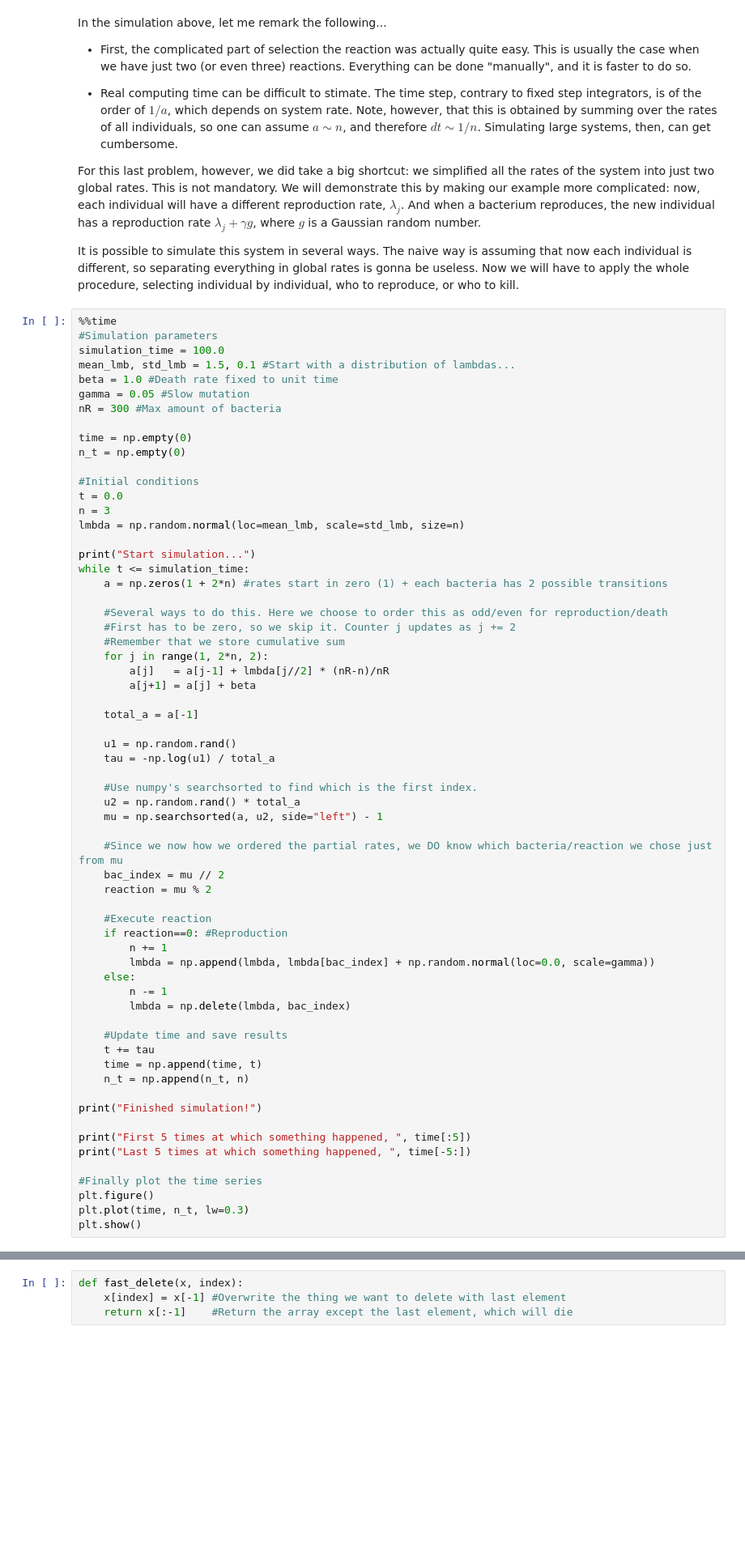
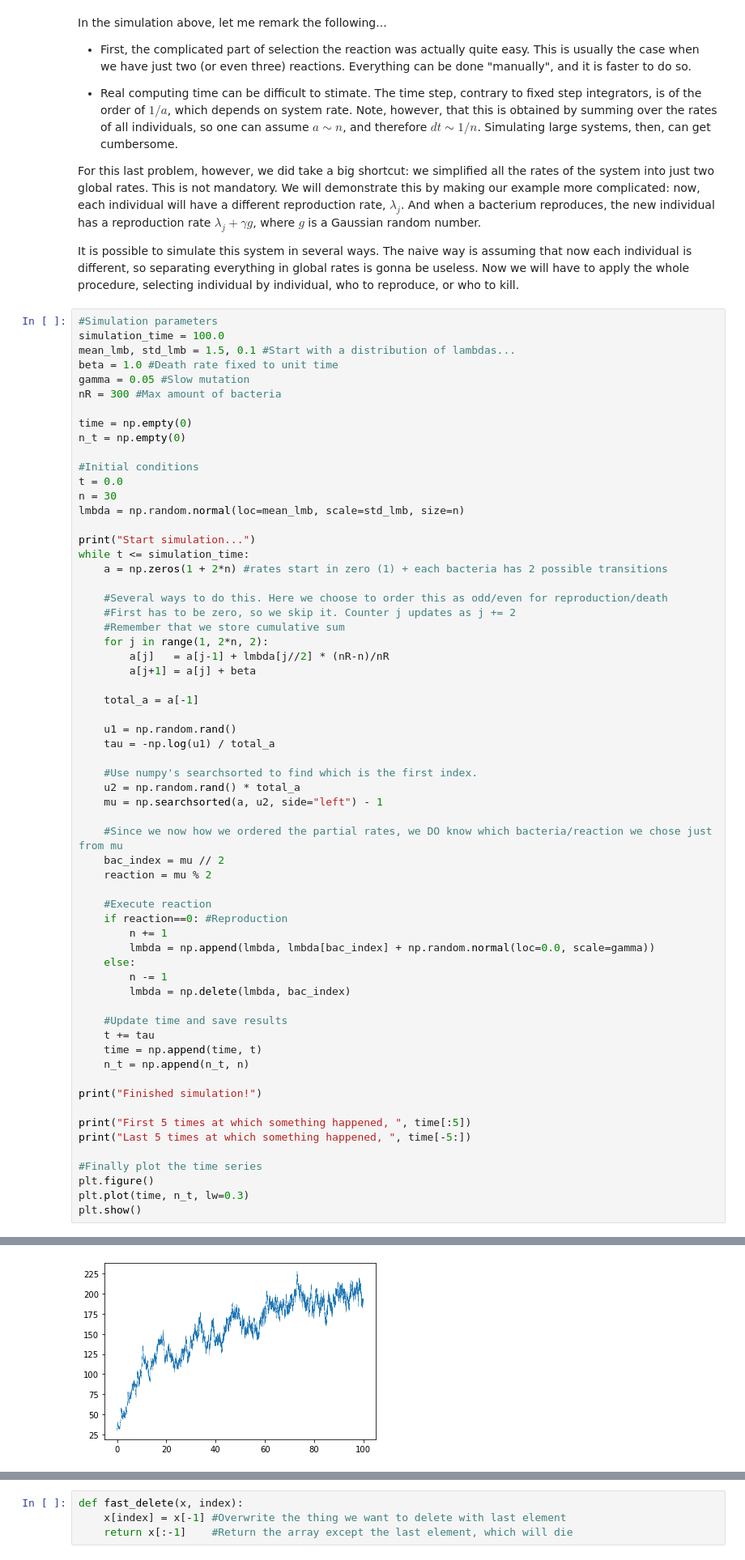
Before and after one commit to VictorSeven/tutorial-numerical-stochastic, a Jupyter notebook: tutorial-code.ipynb, the cells around one changed output, grey strips where cells are left out. Shown at 81% size. Drawn from its saved outputs; the diff is of its cells as text; blank space fills up the shorter version.

```diff
--- a/tutorial-code.ipynb
+++ b/tutorial-code.ipynb
@@ -299,7 +299,6 @@ For this last problem, however, we did take a big shortcut: we simplified all th
 
 It is possible to simulate this system in several ways. The naive way is assuming that now each individual is different, so separating everything in global rates is gonna be useless. Now we will have to apply the whole procedure, selecting individual by individual, who to reproduce, or who to kill.
 # %%
-%%time
 #Simulation parameters
 simulation_time = 100.0
 mean_lmb, std_lmb = 1.5, 0.1 #Start with a distribution of lambdas...
@@ -312,7 +311,7 @@ n_t = np.empty(0)
 
 #Initial conditions
 t = 0.0
-n = 3
+n = 30
 lmbda = np.random.normal(loc=mean_lmb, scale=std_lmb, size=n)
 
 print("Start simulation...")
@@ -367,3 +368,4 @@ IndexError: index -1 is out of bounds for axis 0 with size 0
+[figure, added]
 # %% [markdown]
 Now the program is way slower. It is not only that as the number of bacteria increases the timestep gets smaller, but also the two loops (the one that computes the rates and the one that performs the search) get considerable longer.
 
```
Also changed, not shown: parts of 8 cells of this notebook.
